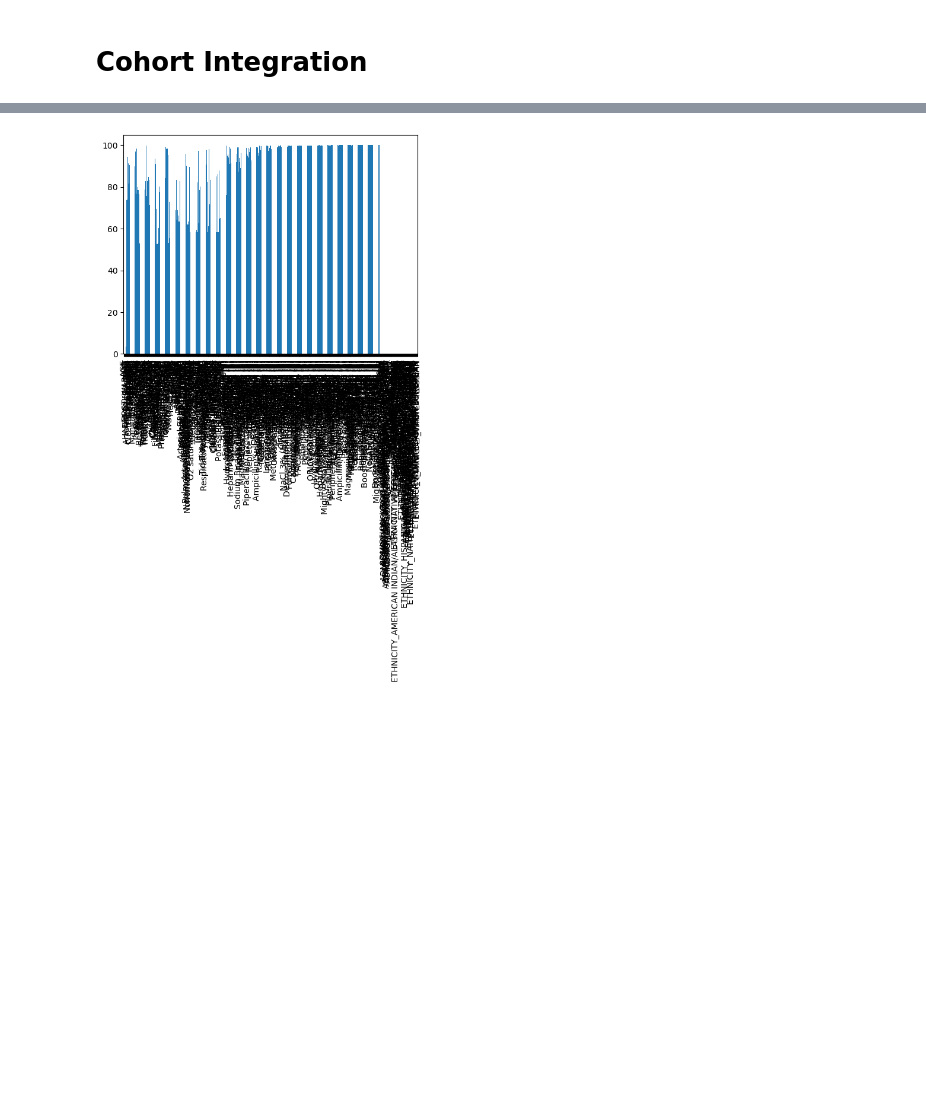
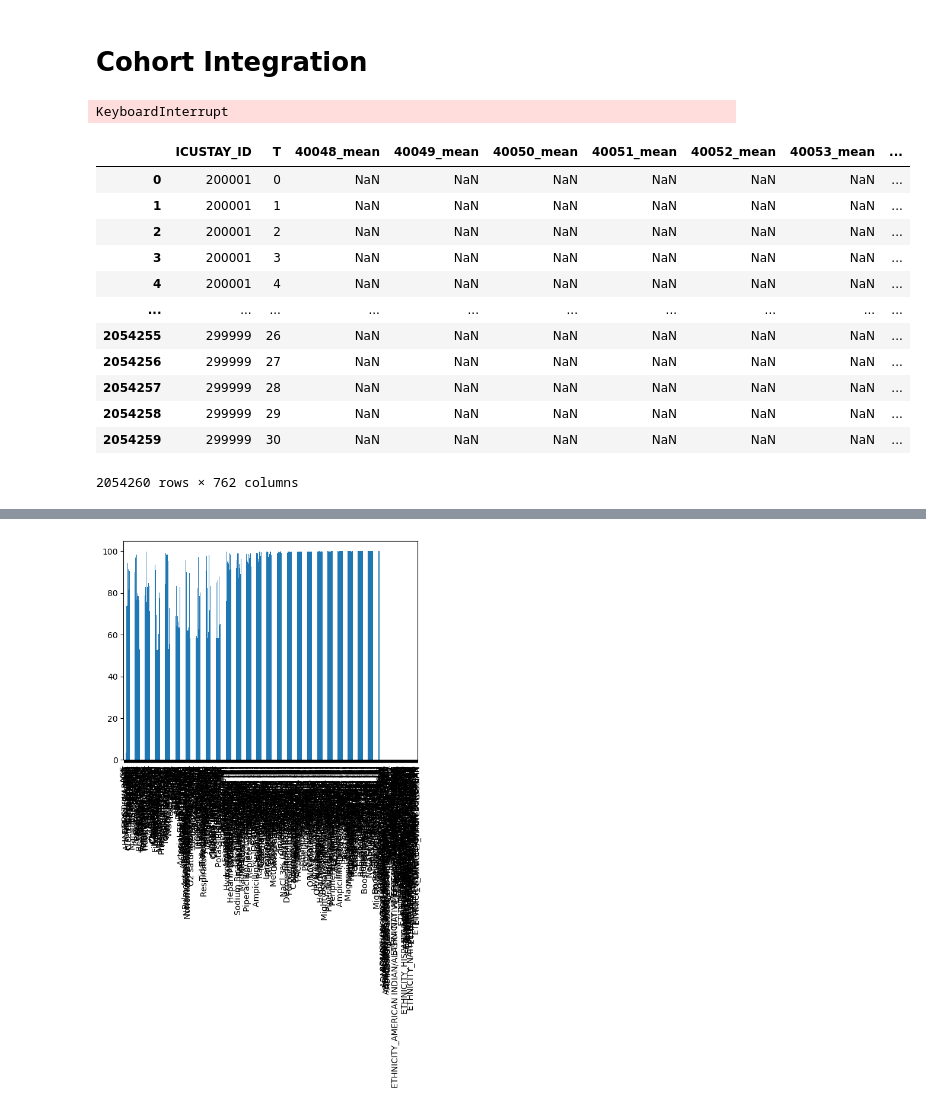
Before and after one commit to Harry-PARK/MIMIC_preprocessing, a Jupyter notebook: test.ipynb, the cells around one changed output, grey strips where cells are left out. Drawn from its saved outputs; the diff is of its cells as text; code cells hidden in the pictures; blank space fills up the shorter version.

```diff
--- a/test.ipynb
+++ b/test.ipynb
@@ -144,10 +144,32 @@ Processing Complete!
 # %% [markdown]
 # Cohort Integration
 # %%
+patients_static_csv = pd.read_csv(processed_data_path+"patients_static.csv")
+patients_static_T_info_csv = pd.read_csv(processed_data_path+"patients_static_T_info.csv")
 chartevents = pd.read_csv(processed_data_path+"chartevents2.csv")
 inputevents_mv = pd.read_csv(processed_data_path+"inputevents_mv.csv")
 outputevents = pd.read_csv(processed_data_path+"outputevents.csv")
 
+patients_static = om.PatientStatic()
+patients_static.load_processed(patients_static_csv, patients_static_T_info_csv)
 chartevents = om.Chartevents().load_processed(chartevents)
 inputevents_mv = om.InputeventsMV().load_processed(inputevents_mv)
 outputevents = om.Outputevents().load_processed(outputevents)
+# %% [output]
+KeyboardInterrupt
+# %%
+outputevents.data
+# %% [output]
+|  | ICUSTAY_ID | T | 40048_mean | 40049_mean | 40050_mean | 40051_mean | 40052_mean | 40053_mean | ... |
+| 0 | 200001 | 0 | NaN | NaN | NaN | NaN | NaN | NaN | ... |
+| 1 | 200001 | 1 | NaN | NaN | NaN | NaN | NaN | NaN | ... |
+| 2 | 200001 | 2 | NaN | NaN | NaN | NaN | NaN | NaN | ... |
+| 3 | 200001 | 3 | NaN | NaN | NaN | NaN | NaN | NaN | ... |
+| 4 | 200001 | 4 | NaN | NaN | NaN | NaN | NaN | NaN | ... |
+| ... | ... | ... | ... | ... | ... | ... | ... | ... | ... |
+| 2054255 | 299999 | 26 | NaN | NaN | NaN | NaN | NaN | NaN | ... |
+| 2054256 | 299999 | 27 | NaN | NaN | NaN | NaN | NaN | NaN | ... |
+| 2054257 | 299999 | 28 | NaN | NaN | NaN | NaN | NaN | NaN | ... |
+| 2054258 | 299999 | 29 | NaN | NaN | NaN | NaN | NaN | NaN | ... |
+| 2054259 | 299999 | 30 | NaN | NaN | NaN | NaN | NaN | NaN | ... |
+2054260 rows × 762 columns
```
Also changed, not shown: parts of 14 cells of this notebook.
